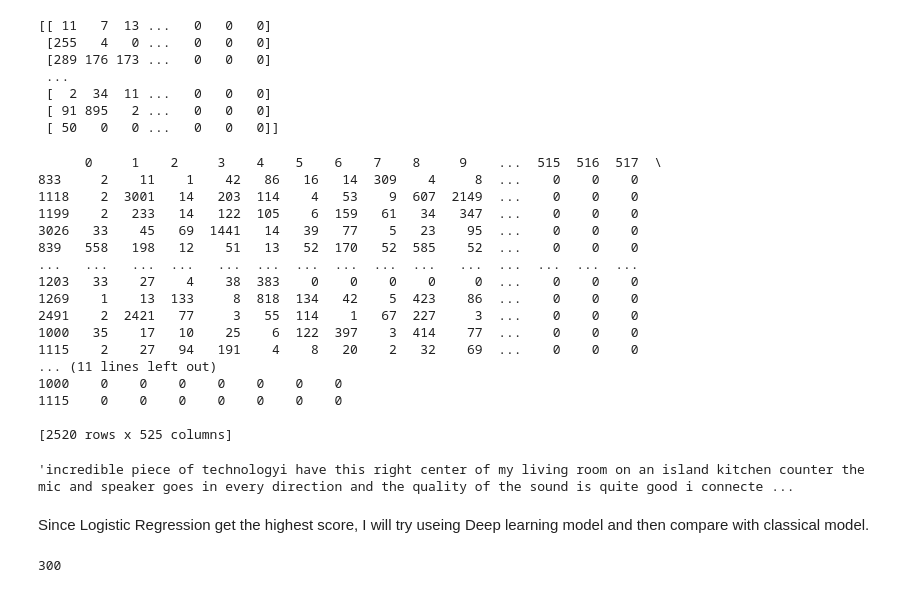
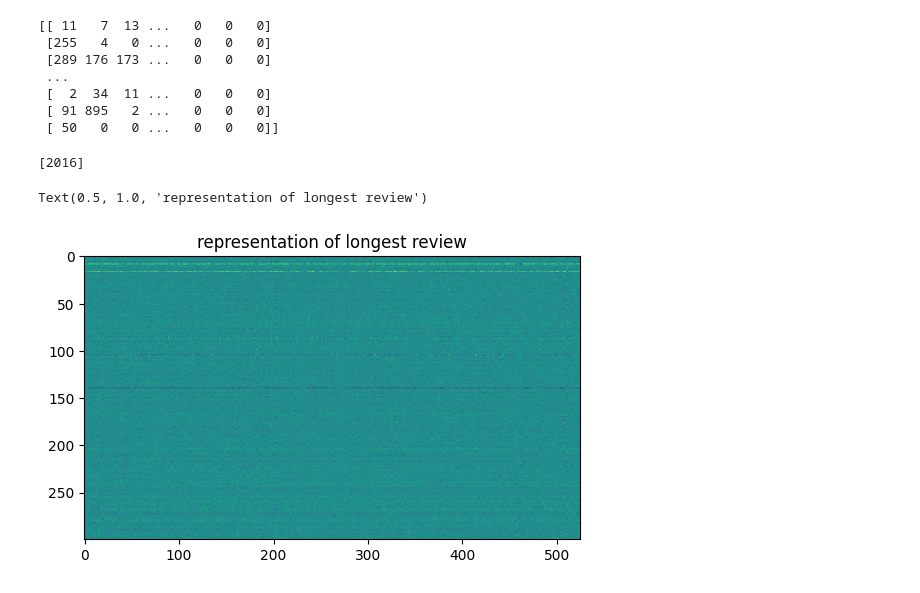
Before and after one commit to Nithi-Achalanan/sentiment-alexa-review, a Jupyter notebook: main.ipynb, the cells around one changed output. Saved outputs shown, nothing was run; the diff lists cells and outputs as text; code cells hidden in the pictures.

```diff
--- a/main.ipynb
+++ b/main.ipynb
@@ -217,42 +242,42 @@ print(sequences)
  [  2  34  11 ...   0   0   0]
  [ 91 895   2 ...   0   0   0]
  [ 50   0   0 ...   0   0   0]]
+# %%
+test =  pd.DataFrame(sequences)
+longest_text = np.array(test[test.iloc[:, 524]!=0])
+# Creating a reverse dictionary
+reverse_word_map = dict(map(reversed, tokenizer.word_index.items()))
+# Creating texts
+text = tokenizer.sequences_to_texts(longest_text)
+"".join(text[0])
+print(test.index[test.iloc[:, 524]!=0].tolist())
+# %% [output]
+[2016]
+# %%
+dataset = []
+for i in range(3150):
+    sentence_em = np.zeros([300,525]) #dataset[0][:,1].shape
+    z = review_df['cleaned_reviews'].loc[i].split(" ")
+    z += ["umknowcahrlectorAAA"] * (525 - len(z))
+    for j in range(525):
+        if z[j] in dict_word:
+            sentence_em[:,j] = dict_word[z[j]].T
+        else:
+        #If the word is not in the vocabulary, append a random vector
+            sentence_em[:,j] = np.zeros([300])
+            #sentence_em[:,j] = np.random.normal(scale=0.6, size=(300,)).T /20
+    dataset.append(sentence_em)
+# %%
+plt.imshow(dataset[2016])
+plt.title("representation of longest review")
+# %% [output]
+Text(0.5, 1.0, 'representation of longest review')
+[figure, added]
 # %%
-data = {'data': pd.DataFrame(sequences), 'rating': review_df['rating'] }
+data = {'data': dataset, 'rating': review_df['rating'] }
 from sklearn.model_selection import train_test_split
 x_train, x_test, y_train, y_test = train_test_split(data["data"], data["rating"], test_size=0.2)
 from sklearn.preprocessing import LabelEncoder
 le = LabelEncoder()
 y_train = le.fit_transform(y_train.values)
 y_test = le.transform(y_test.values)
-print(x_train)
-# %% [output]
-      0     1    2     3    4    5    6    7    8     9    ...  515  516  517  \
-833     2    11    1    42   86   16   14  309    4     8  ...    0    0    0
-1118    2  3001   14   203  114    4   53    9  607  2149  ...    0    0    0
-1199    2   233   14   122  105    6  159   61   34   347  ...    0    0    0
-3026   33    45   69  1441   14   39   77    5   23    95  ...    0    0    0
-839   558   198   12    51   13   52  170   52  585    52  ...    0    0    0
-...   ...   ...  ...   ...  ...  ...  ...  ...  ...   ...  ...  ...  ...  ...
-1203   33    27    4    38  383    0    0    0    0     0  ...    0    0    0
-1269    1    13  133     8  818  134   42    5  423    86  ...    0    0    0
-2491    2  2421   77     3   55  114    1   67  227     3  ...    0    0    0
-1000   35    17   10    25    6  122  397    3  414    77  ...    0    0    0
-1115    2    27   94   191    4    8   20    2   32    69  ...    0    0    0
-... (11 lines left out)
-1000    0    0    0    0    0    0    0
-1115    0    0    0    0    0    0    0
-
-[2520 rows x 525 columns]
-# %%
-test =  pd.DataFrame(sequences)
-longest_text = np.array(test[test.iloc[:, 524]!=0])
-# Creating a reverse dictionary
-reverse_word_map = dict(map(reversed, tokenizer.word_index.items()))
-# Creating texts
-text = tokenizer.sequences_to_texts(longest_text)
-"".join(text[0])
-# %% [output]
-'incredible piece of technologyi have this right center of my living room on an island kitchen counter the mic and speaker goes in every direction and the quality of the sound is quite good i connecte ...
-# %% [markdown]
-Since Logistic Regression get the highest score, I will try useing Deep learning model and then compare with classical model.
@@ -284,6 +283,0 @@ dict_word = load_glove_model(r"G:\project\glove_en_300d\glove.840B.300d.txt", 30
-# %%
-word = "apple"
-vec = dict_word[word]
-print(len(vec))
-# %% [output]
-300
```
Also changed, not shown: parts of 9 cells of this notebook.
